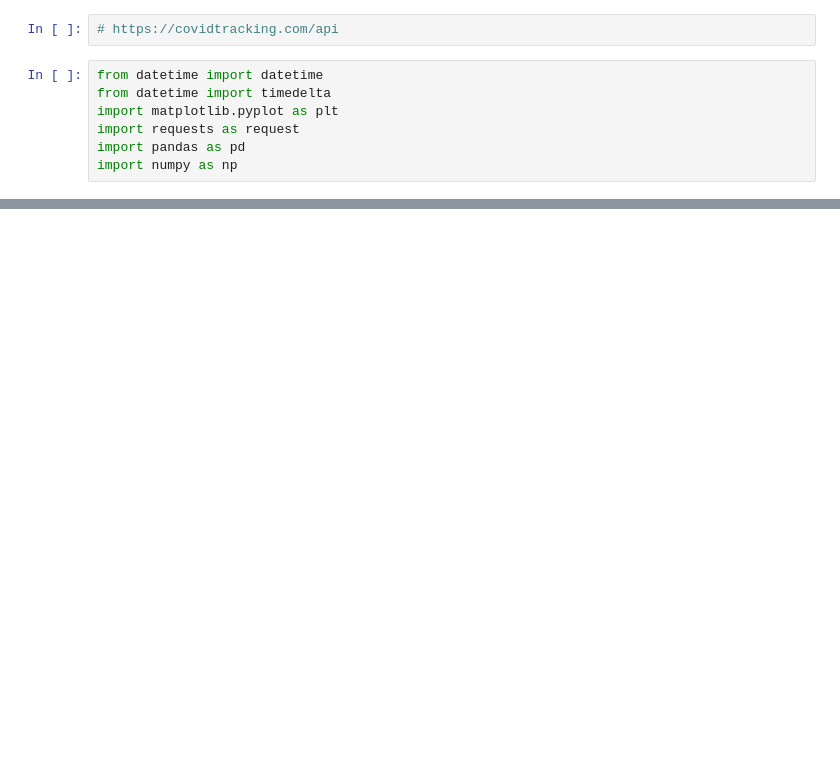
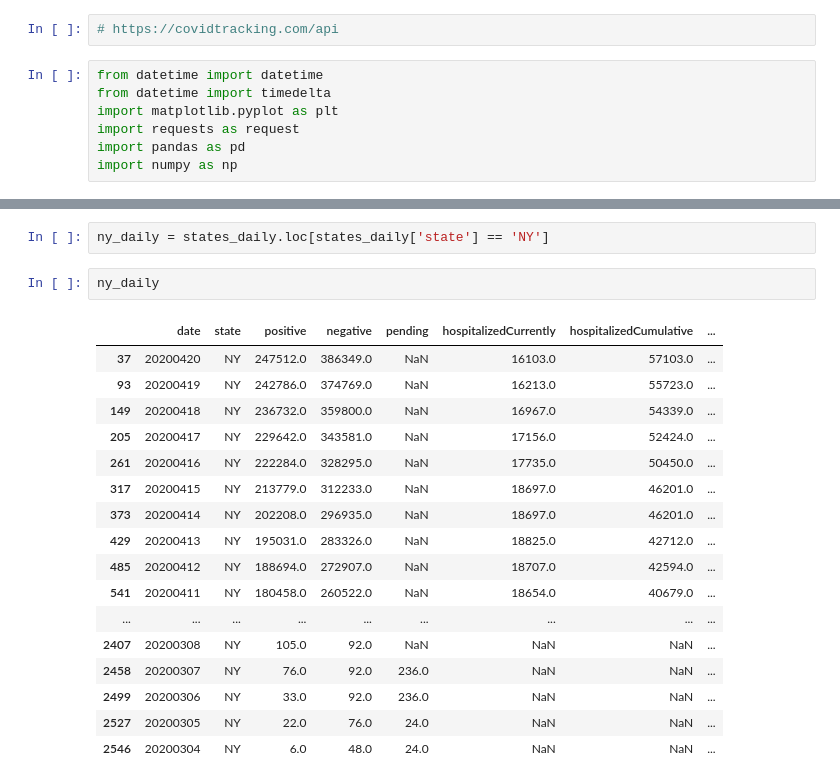
Before and after one commit to mimiflynn/covid-data, a Jupyter notebook: covid-tracking-project.ipynb, the cells around one changed output, grey strips where cells are left out. Saved outputs shown, nothing was run; the diff lists cells and outputs as text; blank space fills up the shorter version.

```diff
--- a/covid-tracking-project.ipynb
+++ b/covid-tracking-project.ipynb
@@ -35,0 +36,22 @@ us
+# %%
+ny_daily = states_daily.loc[states_daily['state'] == 'NY']
+# %%
+ny_daily
+# %% [output]
+|  | date | state | positive | negative | pending | hospitalizedCurrently | hospitalizedCumulative | ... |
+| 37 | 20200420 | NY | 247512.0 | 386349.0 | NaN | 16103.0 | 57103.0 | ... |
+| 93 | 20200419 | NY | 242786.0 | 374769.0 | NaN | 16213.0 | 55723.0 | ... |
+| 149 | 20200418 | NY | 236732.0 | 359800.0 | NaN | 16967.0 | 54339.0 | ... |
+| 205 | 20200417 | NY | 229642.0 | 343581.0 | NaN | 17156.0 | 52424.0 | ... |
+| 261 | 20200416 | NY | 222284.0 | 328295.0 | NaN | 17735.0 | 50450.0 | ... |
+| 317 | 20200415 | NY | 213779.0 | 312233.0 | NaN | 18697.0 | 46201.0 | ... |
+| 373 | 20200414 | NY | 202208.0 | 296935.0 | NaN | 18697.0 | 46201.0 | ... |
+| 429 | 20200413 | NY | 195031.0 | 283326.0 | NaN | 18825.0 | 42712.0 | ... |
+| 485 | 20200412 | NY | 188694.0 | 272907.0 | NaN | 18707.0 | 42594.0 | ... |
+| 541 | 20200411 | NY | 180458.0 | 260522.0 | NaN | 18654.0 | 40679.0 | ... |
+| ... | ... | ... | ... | ... | ... | ... | ... | ... |
+| 2407 | 20200308 | NY | 105.0 | 92.0 | NaN | NaN | NaN | ... |
+| 2458 | 20200307 | NY | 76.0 | 92.0 | 236.0 | NaN | NaN | ... |
+| 2499 | 20200306 | NY | 33.0 | 92.0 | 236.0 | NaN | NaN | ... |
+| 2527 | 20200305 | NY | 22.0 | 76.0 | 24.0 | NaN | NaN | ... |
+| 2546 | 20200304 | NY | 6.0 | 48.0 | 24.0 | NaN | NaN | ... |
```
Also changed, not shown: parts of 6 cells of this notebook.
